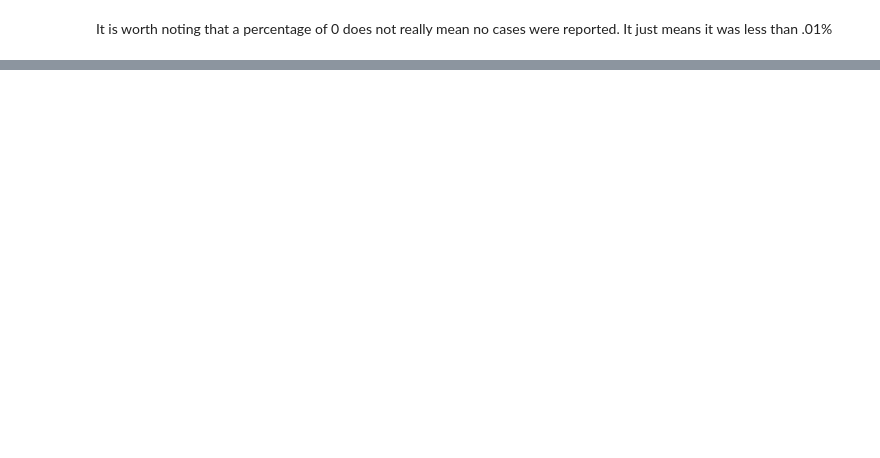
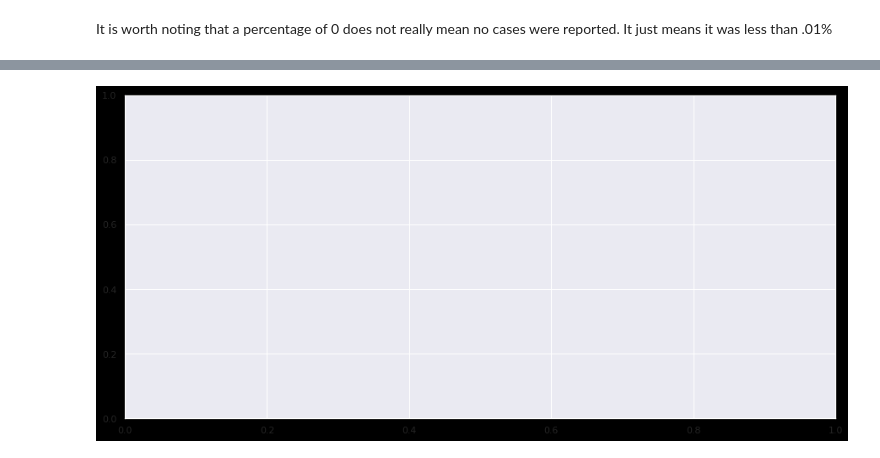
Before and after one commit to BrendenLatham/Data_Viz, a Jupyter notebook: Masters.ipynb, the cells around one changed output, grey strips where cells are left out. Saved outputs shown, nothing was run; the diff lists cells and outputs as text; code cells hidden in the pictures; blank space fills up the shorter version.

```diff
--- a/Masters.ipynb
+++ b/Masters.ipynb
@@ -237,0 +244,5 @@ It is worth noting that a percentage of 0 does not really mean no cases were rep
+# %%
+fig, ax = plt.subplots(1)
+fig.set_facecolor('black')
+# %% [output]
+[figure, added]
```
Also changed, not shown: parts of 8 cells of this notebook.
